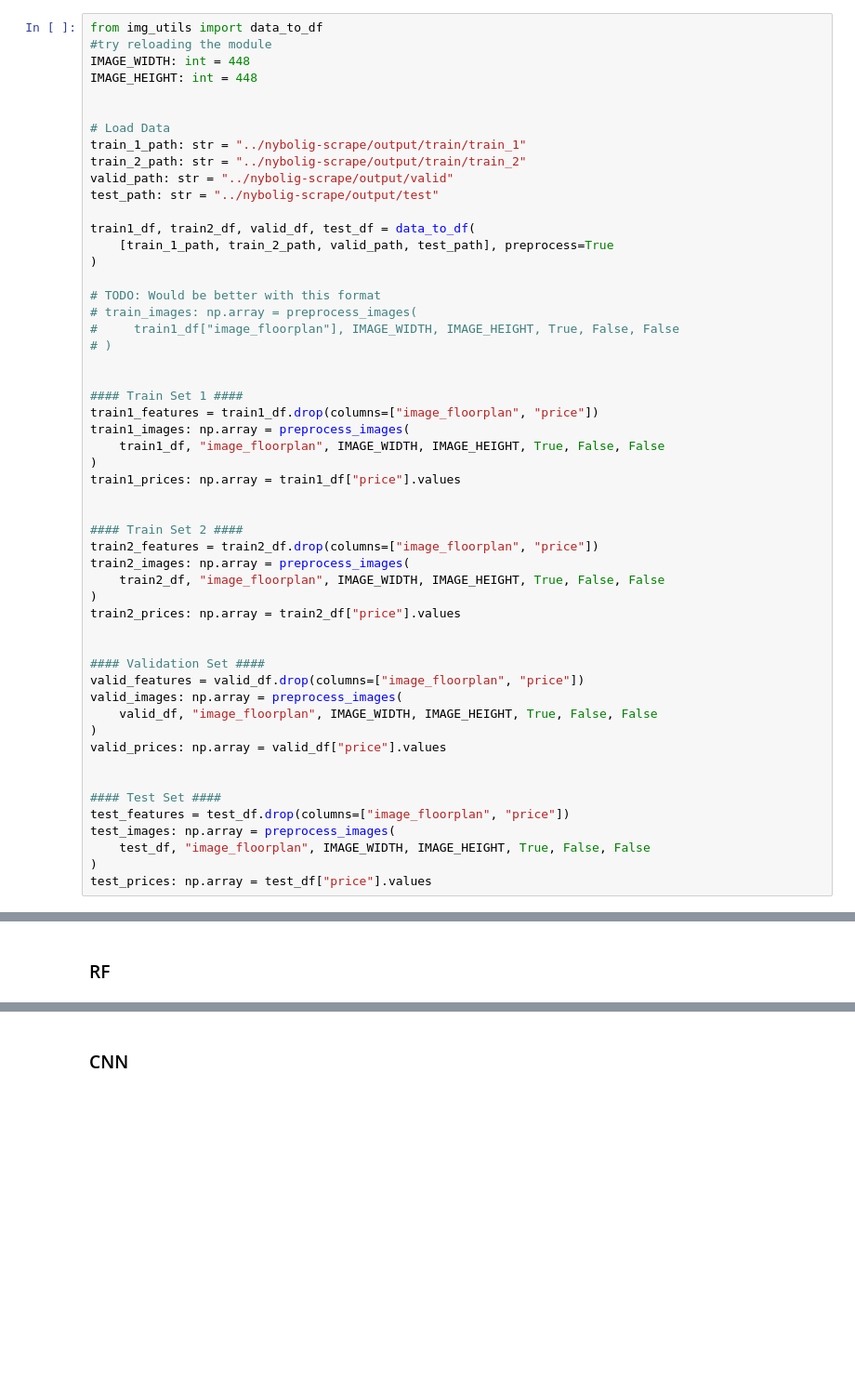
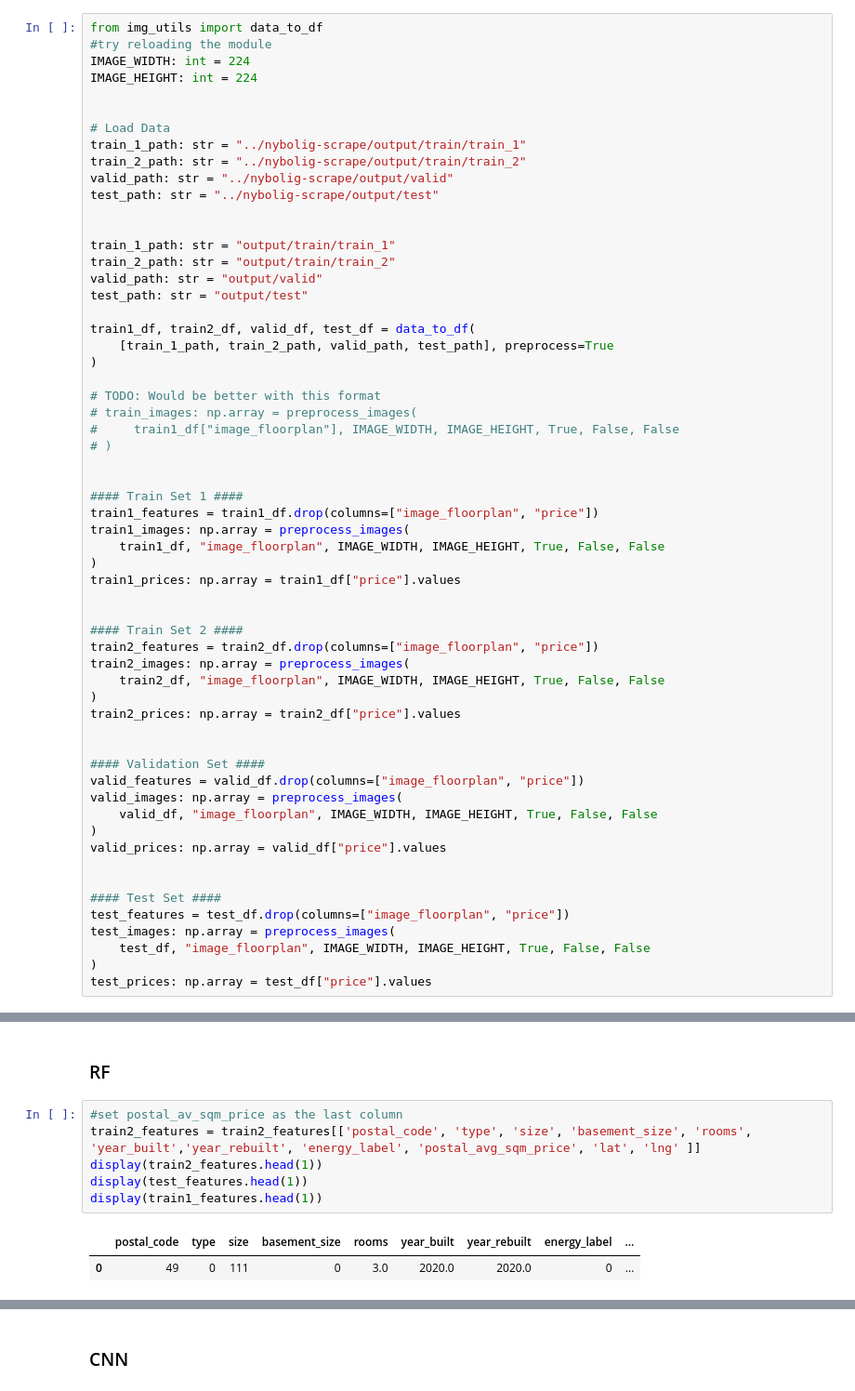
Before and after one commit to besplago/thesis-house-price-estimation, a Jupyter notebook: train_eval_models.ipynb, the cells around one changed output, grey strips where cells are left out. Shown at 93% size. Saved outputs shown, nothing was run; the diff lists cells and outputs as text; blank space fills up the shorter version.

Commit message:
Updated train_eval_models and models. Now taking in custom layers as input in train-eval-models

```diff
--- a/train_eval_models.ipynb
+++ b/train_eval_models.ipynb
@@ -30,8 +30,8 @@ For more information see: https://github.com/tensorflow/addons/issues/2807
 # %%
 from img_utils import data_to_df
 #try reloading the module
-IMAGE_WIDTH: int = 448
-IMAGE_HEIGHT: int = 448
+IMAGE_WIDTH: int = 224
+IMAGE_HEIGHT: int = 224
 
 
 # Load Data
@@ -39,6 +39,12 @@ train_1_path: str = "../nybolig-scrape/output/train/train_1"
 train_2_path: str = "../nybolig-scrape/output/train/train_2"
 valid_path: str = "../nybolig-scrape/output/valid"
 test_path: str = "../nybolig-scrape/output/test"
+
+
+train_1_path: str = "output/train/train_1"
+train_2_path: str = "output/train/train_2"
+valid_path: str = "output/valid"
+test_path: str = "output/test"
 
 train1_df, train2_df, valid_df, test_df = data_to_df(
     [train_1_path, train_2_path, valid_path, test_path], preprocess=True
@@ -505,3 +553,12 @@ MODELS_PATH: str = "./models"
 USE_GPU: bool = False
 # %% [markdown]
 ### RF
+# %%
+#set postal_av_sqm_price as the last column
+train2_features = train2_features[['postal_code', 'type', 'size', 'basement_size', 'rooms', 'year_built','year_rebuilt', 'energy_label', 'postal_avg_sqm_price', 'lat', 'lng' ]]
+display(train2_features.head(1))
+display(test_features.head(1))
+display(train1_features.head(1))
+# %% [output]
+|  | postal_code | type | size | basement_size | rooms | year_built | year_rebuilt | energy_label | ... |
+| 0 | 49 | 0 | 111 | 0 | 3.0 | 2020.0 | 2020.0 | 0 | ... |
```
Also changed, not shown: parts of 10 cells of this notebook, 2 other files.
